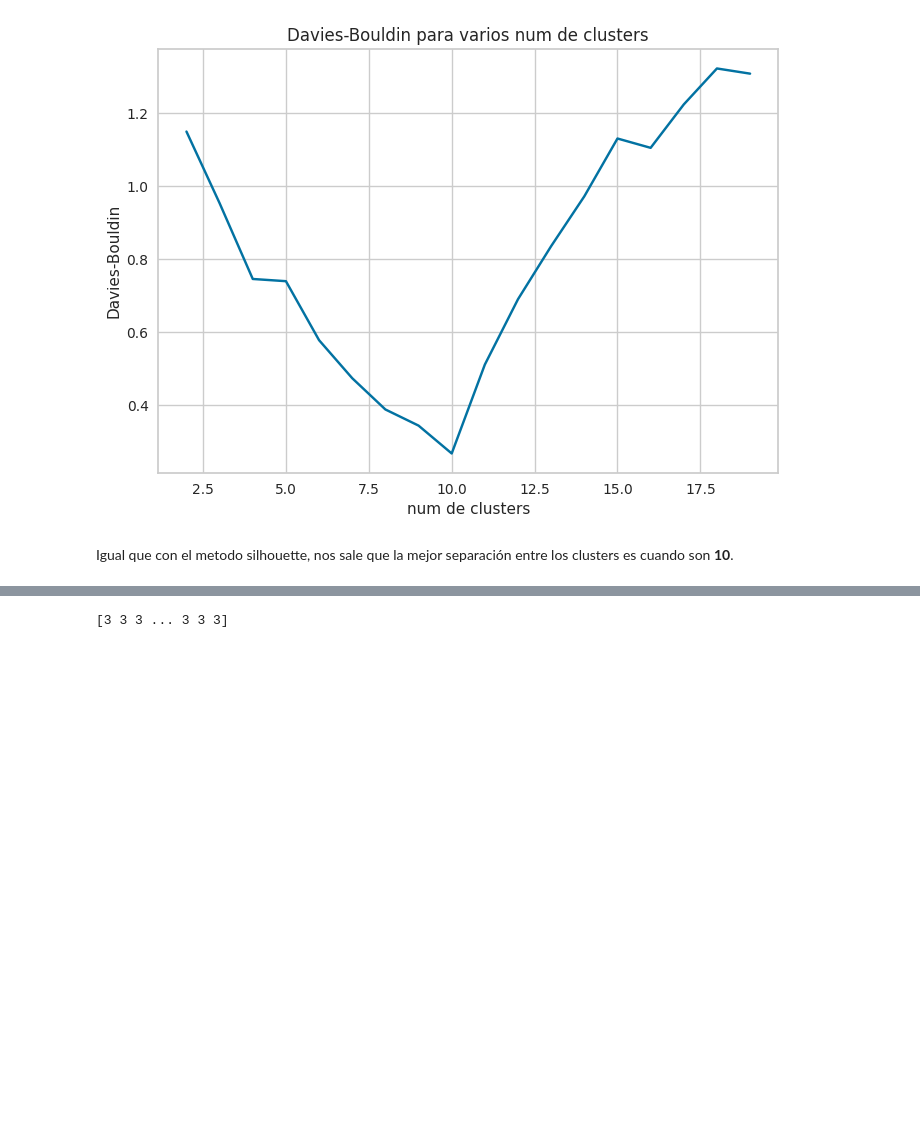
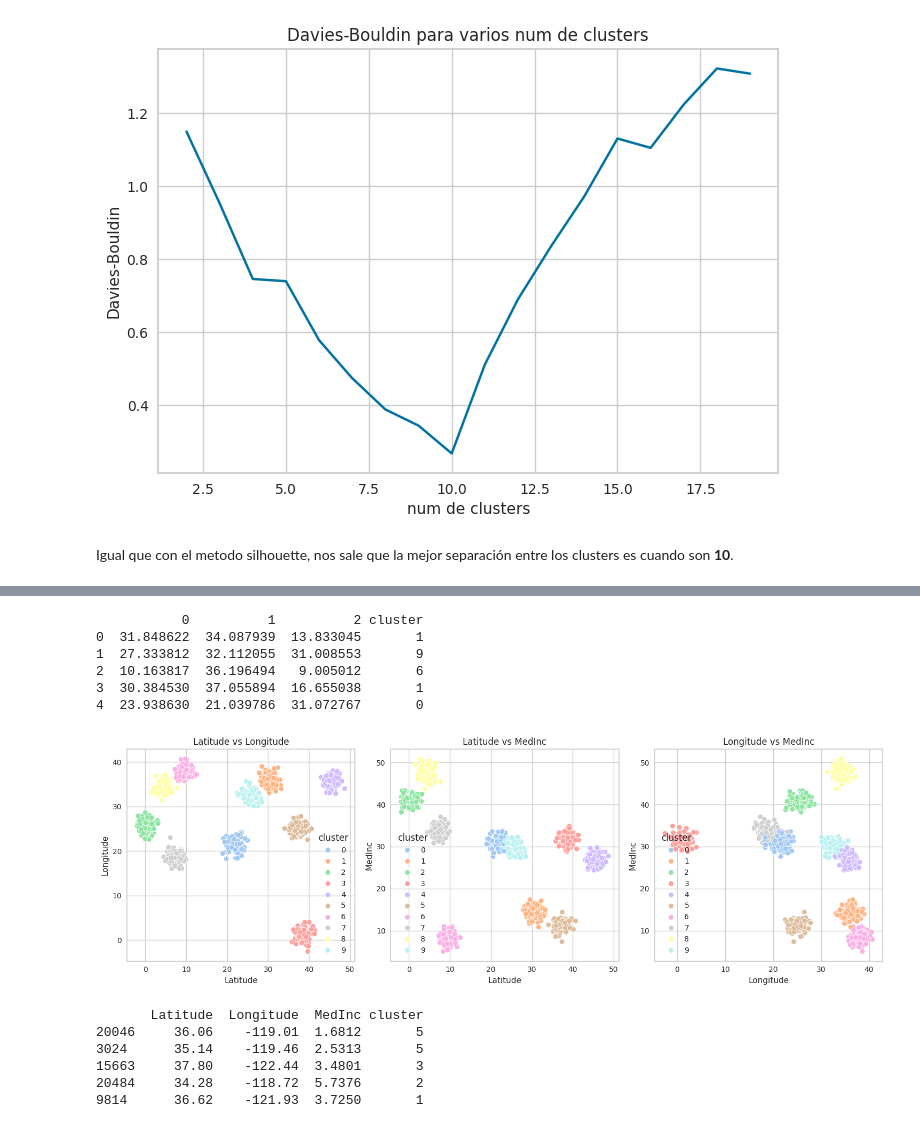
Before and after one commit to 4GeeksAcademy/pauline-K-Medias, a Jupyter notebook: src/explore.ipynb, the cells around one changed output, grey strips where cells are left out. Saved outputs shown, nothing was run; the diff lists cells and outputs as text; code cells hidden in the pictures; blank space fills up the shorter version.

```diff
--- a/src/explore.ipynb
+++ b/src/explore.ipynb
@@ -120,6 +145,63 @@ KMeans(n_clusters=10, random_state=42)
-# %%
-#Realizar predicciones con datos de test
-predictions = model.predict(X_test.values)
-print(predictions)
-# %% [output]
-[3 3 3 ... 3 3 3]
+# %%
+#Obtener las etiquetas de los clusters
+y_train = model.labels_ #contiene las etiquetas de los clusters a los que se ha asignado cada punto de datos en el conjunto train
+
+#Convertir X_train a df(xque es numpy.array):
+X_train = pd.DataFrame(X_train)
+#Añadir la columna 'cluster' como una columna categórica
+X_train["cluster"] = pd.Categorical(y_train)
+
+print(X_train.head())
+# %% [output]
+           0          1          2 cluster
+0  31.848622  34.087939  13.833045       1
+1  27.333812  32.112055  31.008553       9
+2  10.163817  36.196494   9.005012       6
+3  30.384530  37.055894  16.655038       1
+4  23.938630  21.039786  31.072767       0
+# %%
+#Ploteamos
+
+#Renombrar las columnas porque se han convertidas en 0,1,2
+X_train.columns = ['Latitude', 'Longitude', 'MedInc', 'cluster']
+
+# Crear los subgráficos (1 fila, 3 columnas)
+fig, axis = plt.subplots(1, 3, figsize=(15, 5))
+
+#Latitude vs Longitude
+sns.scatterplot(ax=axis[0], data=X_train, x="Latitude", y="Longitude", hue="cluster", palette="pastel") # hue asigna diferentes colores a los puntos según los valores de la columna que le pases
+axis[0].set_title("Latitude vs Longitude")
+
+#Latitude vs MedInc
+sns.scatterplot(ax=axis[1], data=X_train, x="Latitude", y="MedInc", hue="cluster", palette="pastel")
+axis[1].set_title("Latitude vs MedInc")
+
+#Longitude vs MedInc
+sns.scatterplot(ax=axis[2], data=X_train, x="Longitude", y="MedInc", hue="cluster", palette="pastel")
+axis[2].set_title("Longitude vs MedInc")
+
+plt.tight_layout()
+plt.show()
+# %% [output]
+[figure, added]
+# %%
+#Hacemos todo igual con datos de test :
+model.fit(X_test)
+model.predict(X_test)
+
+#Obtener las etiquetas de los clusters
+y_test = model.labels_ #contiene las etiquetas de los clusters a los que se ha asignado cada punto de datos en el conjunto train
+
+#Convertir X_train a df(xque es numpy.array):
+X_test = pd.DataFrame(X_test)
+#Añadir la columna 'cluster' como una columna categórica
+X_test["cluster"] = pd.Categorical(y_test)
+
+print(X_test.head())
+# %% [output]
+       Latitude  Longitude  MedInc cluster
+20046     36.06    -119.01  1.6812       5
+3024      35.14    -119.46  2.5313       5
+15663     37.80    -122.44  3.4801       3
+20484     34.28    -118.72  5.7376       2
+9814      36.62    -121.93  3.7250       1
```
Also changed, not shown: parts of 12 cells of this notebook.
